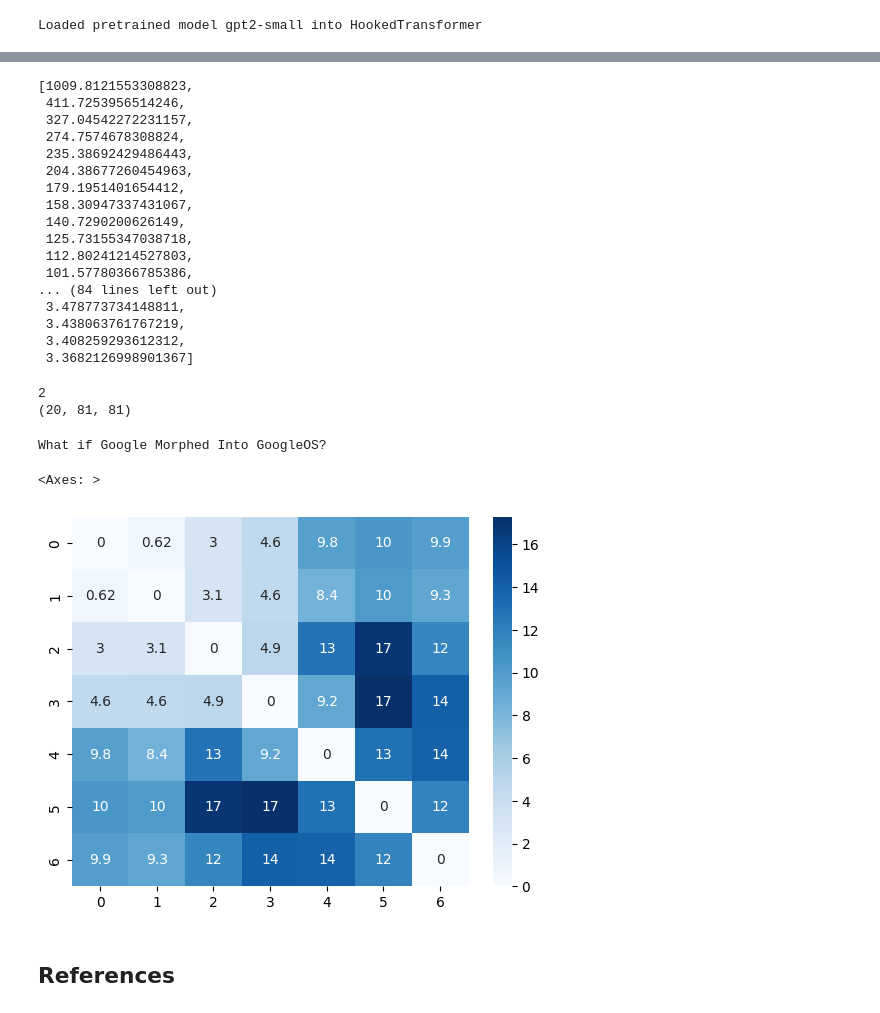
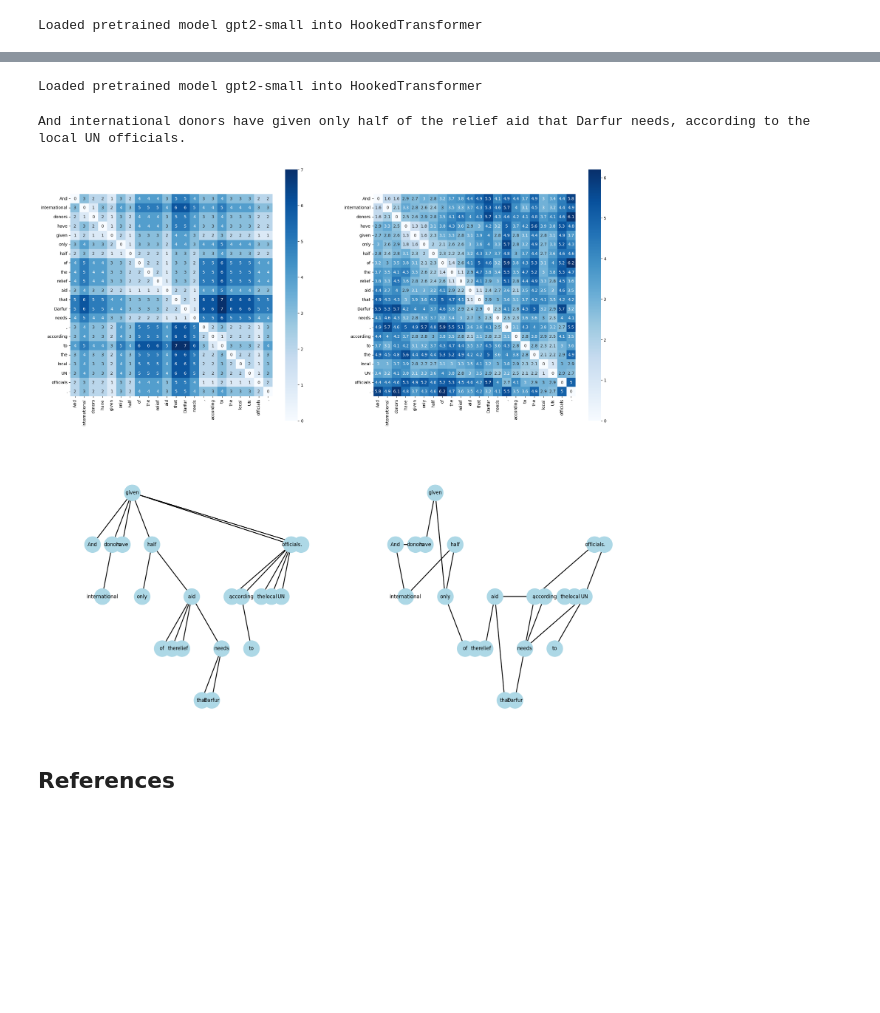
Before and after one commit to onjurgensen/probing_syntax_in_LLMs, a Jupyter notebook: probing_syntax_in_LLMs.ipynb, the cells around one changed output, grey strips where cells are left out. Drawn from its saved outputs; the diff is of its cells as text; code cells hidden in the pictures; blank space fills up the shorter version.

```diff
--- a/probing_syntax_in_LLMs.ipynb
+++ b/probing_syntax_in_LLMs.ipynb
@@ -281,10 +311,16 @@ class SyntaxProbeDataset(Dataset):
 
 
             # fix this one
-            if activation.shape[0] == mat.shape[0]:
+            # if activation.shape[0] == mat.shape[0]:
+            #     self.sentences.append(sentence)
+            #     self.activations.append(activation)
+            #     self.matrices.append(mat)
+            min_len = min(activation.shape[0], mat.shape[0])
+            if min_len > 0:
                 self.sentences.append(sentence)
-                self.activations.append(activation)
-                self.matrices.append(mat)
+                self.activations.append(activation[:min_len])
+                self.matrices.append(mat[:min_len, :min_len])
+
 
     def __len__(self):
         return len(self.sentences)
@@ -538,7 +574,7 @@ args = {
     'probe': {'maximum_rank': 64, 'params_path': 'probe_params.pt'},
     'model': {'hidden_dim': 768},
     'device': 'cuda' if torch.cuda.is_available() else 'cpu',
-    'probe_training': {'epochs': 100},
+    'probe_training': {'epochs': 20},
     'reporting': {'root': './'}
 }
 probe = TwoWordPSDProbe(args)
@@ -546,10 +582,10 @@ loss_fn = L1DistanceLoss(args)
 regimen = ProbeRegimen(args)
 
 dataset = SyntaxProbeDataset(sentences_train, 'gpt2-small', 'blocks.8.hook_resid_post')
-dataloader = DataLoader(dataset, batch_size=8, collate_fn=custom_collate_fn)
+dataloader = DataLoader(dataset, batch_size=32, collate_fn=custom_collate_fn)
 
 val_dataset = SyntaxProbeDataset(sentences_val, 'gpt2-small', 'blocks.8.hook_resid_post')
-val_dataloader = DataLoader(val_dataset, batch_size=8, collate_fn=custom_collate_fn)
+val_dataloader = DataLoader(val_dataset, batch_size=32, collate_fn=custom_collate_fn)
 
 class IdentityModel(nn.Module):
     def forward(self, x):
@@ -605,48 +642,34 @@ plt.legend()
-# %%
-regimen.val_losses
-# %% [output]
-[1009.8121553308823,
- 411.7253956514246,
- 327.04542272231157,
- 274.7574678308824,
- 235.38692429486443,
- 204.38677260454963,
- 179.1951401654412,
- 158.30947337431067,
- 140.7290200626149,
- 125.73155347038718,
- 112.80241214527803,
- 101.57780366785386,
-... (84 lines left out)
- 3.478773734148811,
- 3.438063761767219,
- 3.408259293612312,
- 3.3682126998901367]
 # %%
 # Prepare your new sentences as a SyntaxProbeDataset and DataLoader
-novel_sentences = sentences_test
+novel_sentences = sentences_test[:100]
 
 novel_dataset = SyntaxProbeDataset(novel_sentences, 'gpt2-small', 'blocks.8.hook_resid_post')
-novel_dataloader = DataLoader(novel_dataset, batch_size = 20, collate_fn=custom_collate_fn)
+novel_dataloader = DataLoader(novel_dataset, batch_size = 100, collate_fn=custom_collate_fn)
 
 # Make predictions
 predictions = regimen.predict(probe, model, novel_dataloader)
+# %% [output]
+Loaded pretrained model gpt2-small into HookedTransformer
-# %%
-print(len(predictions))
-print(predictions[0].shape)
-# %% [output]
-2
-(20, 81, 81)
 # %%
-sentence_idx = 0
+sentence_idx = 66
 mat, ids, root_dist, forms = distance_matrix_from_sentence(sentences_test[sentence_idx])
 sentence = novel_sentences[sentence_idx]
 print(sentence.metadata["text"])
-sns.heatmap(predictions[0][sentence_idx][:len(sentence), :len(sentence)],
-            cmap = "Blues", annot = True)
+
+fig, ax = plt.subplots(2, 2, figsize=(24, 24))
+# true mat
+sns.heatmap(mat, cmap = "Blues", square = True, annot = True, xticklabels=forms, yticklabels=forms, ax = ax[0, 0])
+# pred mat
+sns.heatmap(predictions[0][sentence_idx][:len(sentence), :len(sentence)],square=True,
+            cmap = "Blues", annot = True, xticklabels=forms, yticklabels=forms,
+            ax = ax[0, 1])
+
+graph_from_distance_matrix(mat, ids, root_dist, forms, ax=ax[1, 0])
+graph_from_distance_matrix(predictions[0][sentence_idx][:len(sentence), :len(sentence)], ids, root_dist, forms, ax=ax[1, 1])
+
+plt.show()
 # %% [output]
-What if Google Morphed Into GoogleOS?
+And international donors have given only half of the relief aid that Darfur needs, according to the local UN officials.
-<Axes: >
-[figure, old version]
+[figure, new version]
 # %% [markdown]
 ## References
```
Also changed, not shown: parts of 8 cells of this notebook, 1 other file.
